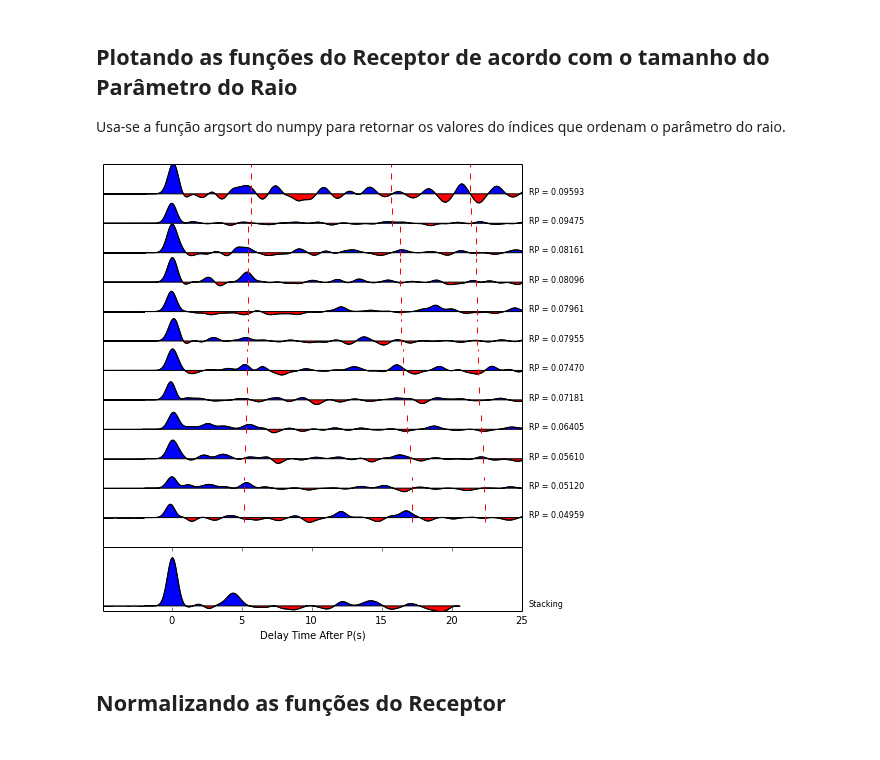
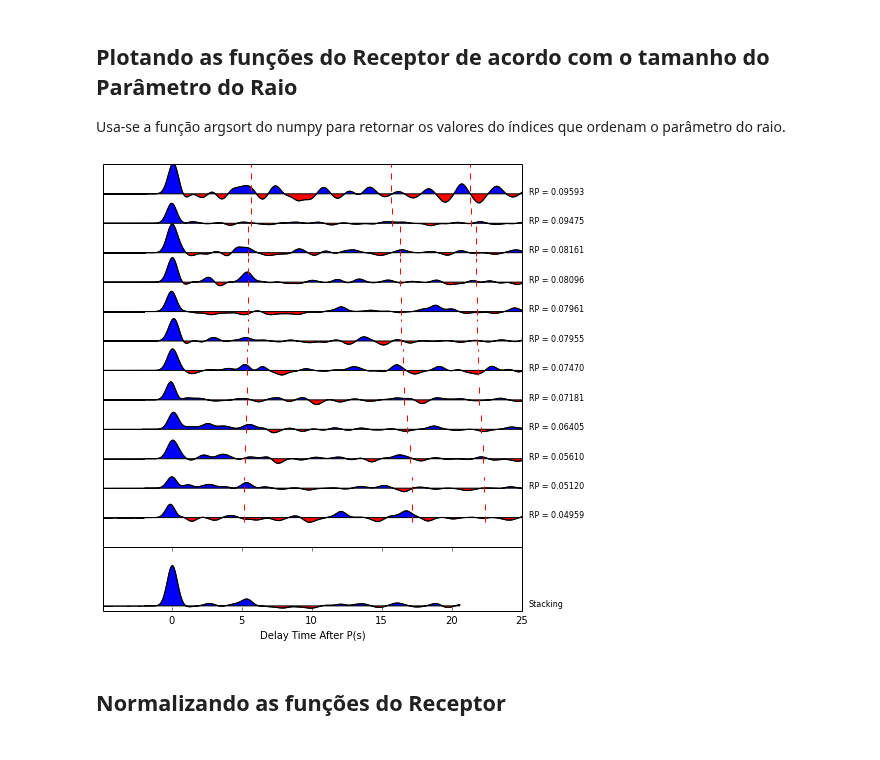
Before and after one commit to dIOGOLOC/projeto_mestrado, a Jupyter notebook: plotagem_funcao_receptor.ipynb, the cells around one changed output. Saved outputs shown, nothing was run; the diff lists cells and outputs as text; code cells hidden in the pictures.

```diff
--- a/plotagem_funcao_receptor.ipynb
+++ b/plotagem_funcao_receptor.ipynb
@@ -396,32 +397,38 @@ RPlist = np.argsort([RP1.stats.sac.user8 for RP1 in st])
 # %%
 plt.figure(figsize = (10,8))
 gs = gridspec.GridSpec(2, 1, width_ratios=[3, 1],height_ratios=[3,0.5], wspace=0.000001, hspace=0.000001)
 plt.subplot(gs[0])
+storglist = np.argsort([st1.stats.sac.baz for st1 in st])
+ststack = np.zeros(1024)
+for i, j in enumerate(storglist):
+        vetorst = np.resize(st[i].data,(1024))
+        ststack = vetorst + ststack
+ststack_time = np.array(np.resize(st[0].times(),(1024)))
 for k, i in enumerate(RPlist):
     plt.plot(st[i].times()-5,k+st[i].data,'k',linewidth=1)
     #plt.plot(stt[i].times()-5,k+stt[i].data,'r',linewidth=1)
     plt.plot([tPs[i],tPs[i]],[k+ampli_min[i],k+ampli_max[i]],'--r')
     plt.plot([tPpPs[i],tPpPs[i]],[k+ampli_min[i],k+ampli_max[i]],'--r')
     plt.plot([tPsPs[i],tPsPs[i]],[k+ampli_min[i],k+ampli_max[i]],'--r')
     plt.text(25.5, k,'RP = %s' % (RP[i]),fontsize=8)
     plt.fill_between(st[i].times()-5,k+st[i].data,k,where=k+st[i].data>=k, facecolor='blue', interpolate=True)
     plt.fill_between(st[i].times()-5,k+st[i].data,k,where=k+st[i].data<=k, facecolor='red', interpolate=True)
     plt.xticks([])
     plt.yticks([])
     plt.xlim(-4.9,25)
     plt.ylim(-1,len(st))
 plt.subplot(gs[1])
 plt.plot(ststack_time-5,ststack,'k',linewidth=1)
 plt.fill_between(ststack_time-5,ststack,0,where=ststack>=0, facecolor='blue', interpolate=True)
 plt.fill_between(ststack_time-5,ststack,0,where=ststack<=0, facecolor='red', interpolate=True)
 plt.text(25.5, 0,'Stacking',fontsize=8)
 plt.xlabel('Delay Time After P(s)')
 plt.yticks([])
 plt.xlim(-4.9,25)
 plt.ylim(-1,len(st))
 plt.savefig('Funções do Receptor e Empilhamento- '+STA+'.png',dpi=300)
 # %% [output]
-[figure, old version]
+[figure, new version]
 # %% [markdown]
 <h2>Normalizando as funções do Receptor<h2>
 # %%
```
Also changed, not shown: parts of 3 cells of this notebook.
